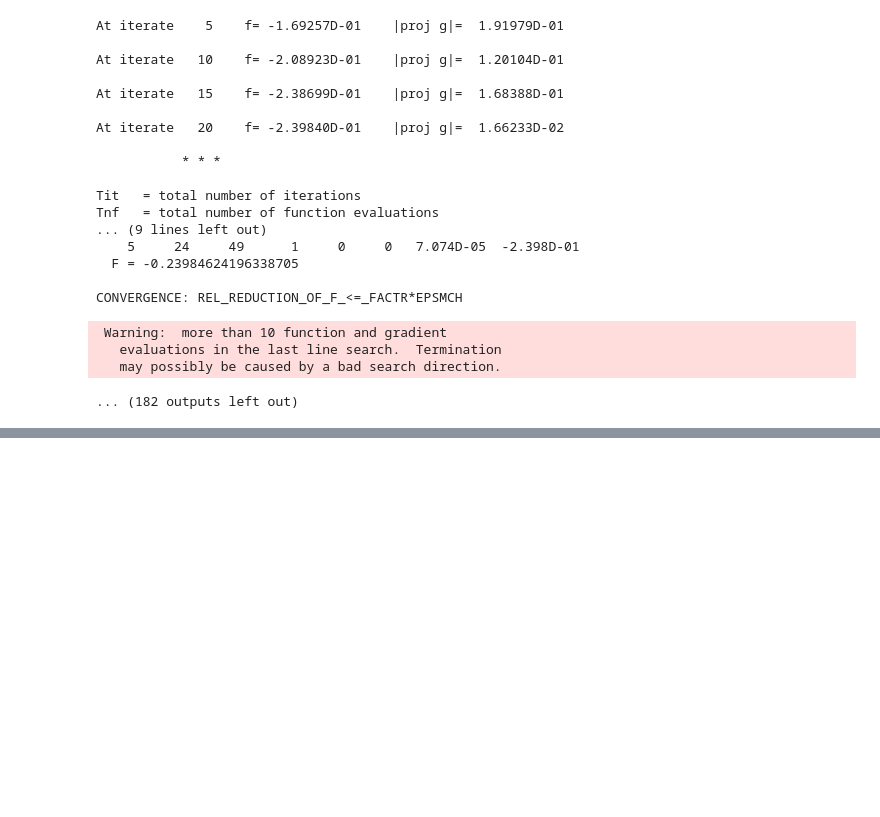
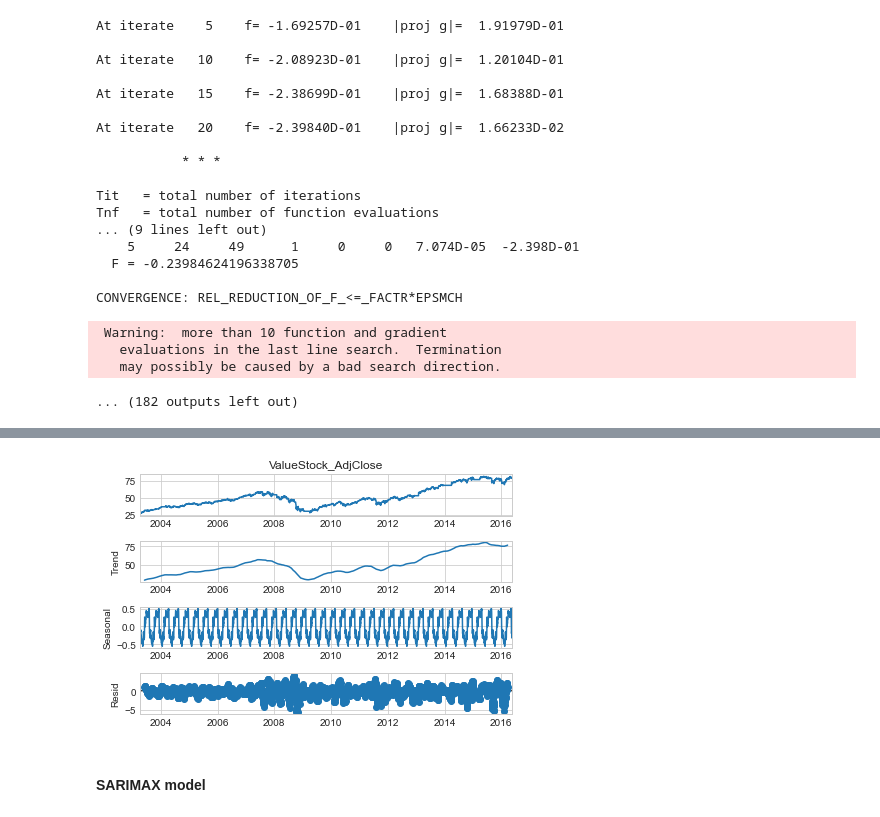
Before and after one commit to lu18cheng/pic16b_stock_analysis, a Jupyter notebook: code/Time Series Modeling.ipynb, the cells around one changed output, grey strips where cells are left out. Drawn from its saved outputs; the diff is of its cells as text; code cells hidden in the pictures; blank space fills up the shorter version.

```diff
--- a/code/Time Series Modeling.ipynb
+++ b/code/Time Series Modeling.ipynb
@@ -382,0 +393,8 @@ CONVERGENCE: REL_REDUCTION_OF_F_<=_FACTR*EPSMCH
+# %%
+# decomposition
+decomposition = sm.tsa.seasonal_decompose(value_train, model='additive', period = 90)
+fig = decomposition.plot()
+# %% [output]
+[figure, added]
+# %% [markdown]
+#### SARIMAX model
```
Also changed, not shown: parts of 28 cells of this notebook, 3 other files.
